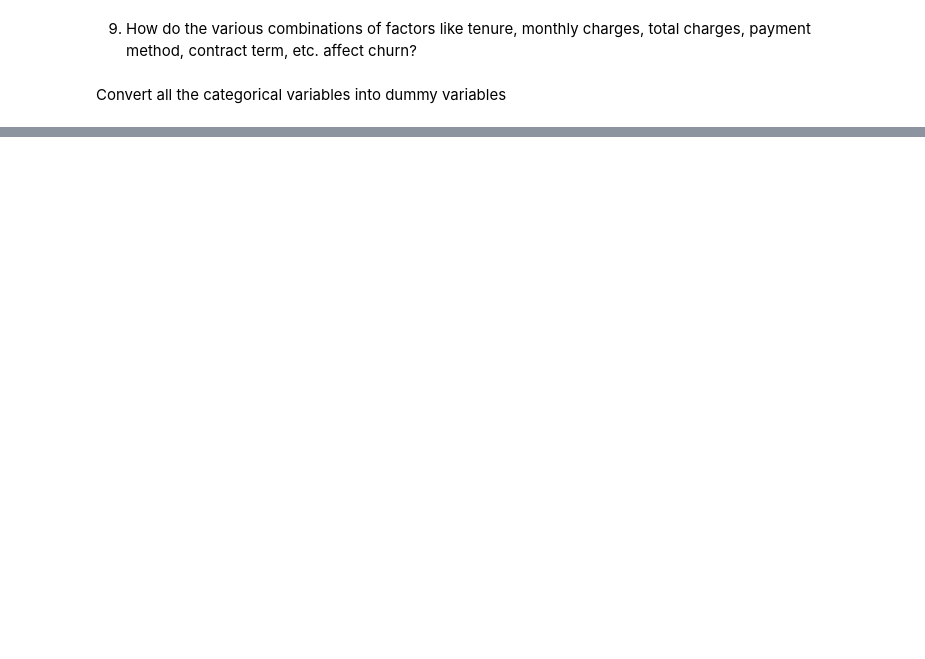
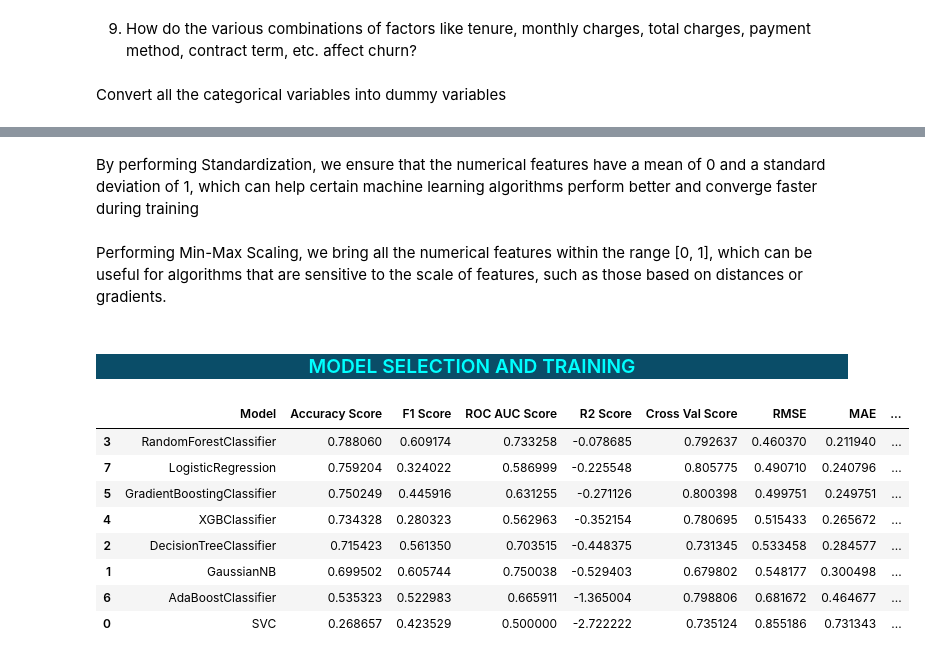
Before and after one commit to mbabazif/stockholm_lp2_colla_project_sprint_1, a Jupyter notebook: src/notebook/customer_churn_analysis.ipynb, the cells around one changed output, grey strips where cells are left out. Saved outputs shown, nothing was run; the diff lists cells and outputs as text; code cells hidden in the pictures; blank space fills up the shorter version.

```diff
--- a/src/notebook/customer_churn_analysis.ipynb
+++ b/src/notebook/customer_churn_analysis.ipynb
@@ -1143,0 +1175,8 @@ df_dm.corr()['Churn'].sort_values(ascending = False).plot(kind='bar');
+# %%
+# balancing the data set
+smote = SMOTE(sampling_strategy='auto', random_state=42)
+x_train_resampled, y_train_resampled = smote.fit_resample(x_train, y_train) ## Applying SMOTE to oversample the minority class
+# Now X_train_resampled and y_train_resampled contain the balanced dataset
+# %% [markdown]
+
+By performing Standardization, we ensure that the numerical features have a mean of 0 and a standard deviation of 1, which can help certain machine learning algorithms perform better and converge faster during training
@@ -1143,0 +1195,71 @@ df_dm.corr()['Churn'].sort_values(ascending = False).plot(kind='bar');
+# %% [markdown]
+
+Performing Min-Max Scaling, we bring all the numerical features within the range [0, 1], which can be useful for algorithms that are sensitive to the scale of features, such as those based on distances or gradients.
+# %%
+
+
+# Creating a MinMaxScaler object
+scaler_mM = MinMaxScaler()
+
+# Defining the columns containing the numerical features to be scaled
+numerical_cols = ['SeniorCitizen', 'MonthlyCharges', 'TotalCharges']
+
+# now let's fit and transform the numerical features in the  training data set
+x_train[numerical_cols] = scaler_mM.fit_transform(x_train[numerical_cols])
+
+# now let's fit and transform the numerical features in the test data set
+x_test[numerical_cols] = scaler_mM.transform(x_test[numerical_cols])
+# %% [markdown]
+<h3 style='background:#0A4D68; border:2; color:cyan; border-color:cyan; border-style:dotted;'><center>MODEL SELECTION AND TRAINING</center></h3>
+# %%
+models = [SVC(), GaussianNB(), DecisionTreeClassifier(), RandomForestClassifier(),
+          XGBClassifier(), GradientBoostingClassifier(), AdaBoostClassifier(), LogisticRegression()]
+
+metrics = []
+
+for model in models:
+    model.fit(x_train_resampled, y_train_resampled)
+
+    # Convert column names to strings here
+    x.columns = x.columns.astype(str)
+    x_test.columns = x_test.columns.astype(str)
+
+    y_pred = model.predict(x_test)
+
+    acc = accuracy_score(y_test, y_pred)
+    f1 = f1_score(y_test, y_pred)
+    roc = roc_auc_score(y_test, y_pred)
+    r2 = r2_score(y_test, y_pred)
+    cv = cross_val_score(model, x, y, cv=10).mean()
+    rmse = np.sqrt(mean_squared_error(y_test, y_pred))
+    mae = mean_absolute_error(y_test, y_pred)
+    mse = mean_squared_error(y_test, y_pred)
+    pr = precision_score(y_test, y_pred)
+    rc = recall_score(y_test, y_pred)
+
+    metrics.append({"Model": model.__class__.__name__,
+                    "Accuracy Score": acc,
+                    "F1 Score": f1,
+                    "ROC AUC Score": roc,
+                    "R2 Score": r2,
+                    "Cross Val Score": cv,
+                    "RMSE": rmse,
+                    "MAE": mae,
+                    "MSE": mse,
+                    "precision_score": pr,
+                    "recall_score": rc})
+
+overall = pd.DataFrame(metrics)
+overall = overall.sort_values(by="Accuracy Score", ascending=False)
+overall_styled = overall.style.background_gradient(cmap="Spectral")
+overall_styled
+# %% [output]
+|  | Model | Accuracy Score | F1 Score | ROC AUC Score | R2 Score | Cross Val Score | RMSE | MAE | ... |
+| 3 | RandomForestClassifier | 0.788060 | 0.609174 | 0.733258 | -0.078685 | 0.792637 | 0.460370 | 0.211940 | ... |
+| 7 | LogisticRegression | 0.759204 | 0.324022 | 0.586999 | -0.225548 | 0.805775 | 0.490710 | 0.240796 | ... |
+| 5 | GradientBoostingClassifier | 0.750249 | 0.445916 | 0.631255 | -0.271126 | 0.800398 | 0.499751 | 0.249751 | ... |
+| 4 | XGBClassifier | 0.734328 | 0.280323 | 0.562963 | -0.352154 | 0.780695 | 0.515433 | 0.265672 | ... |
+| 2 | DecisionTreeClassifier | 0.715423 | 0.561350 | 0.703515 | -0.448375 | 0.731345 | 0.533458 | 0.284577 | ... |
+| 1 | GaussianNB | 0.699502 | 0.605744 | 0.750038 | -0.529403 | 0.679802 | 0.548177 | 0.300498 | ... |
+| 6 | AdaBoostClassifier | 0.535323 | 0.522983 | 0.665911 | -1.365004 | 0.798806 | 0.681672 | 0.464677 | ... |
+| 0 | SVC | 0.268657 | 0.423529 | 0.500000 | -2.722222 | 0.735124 | 0.855186 | 0.731343 | ... |
```
Also changed, not shown: parts of 126 cells of this notebook, 8 other files.
